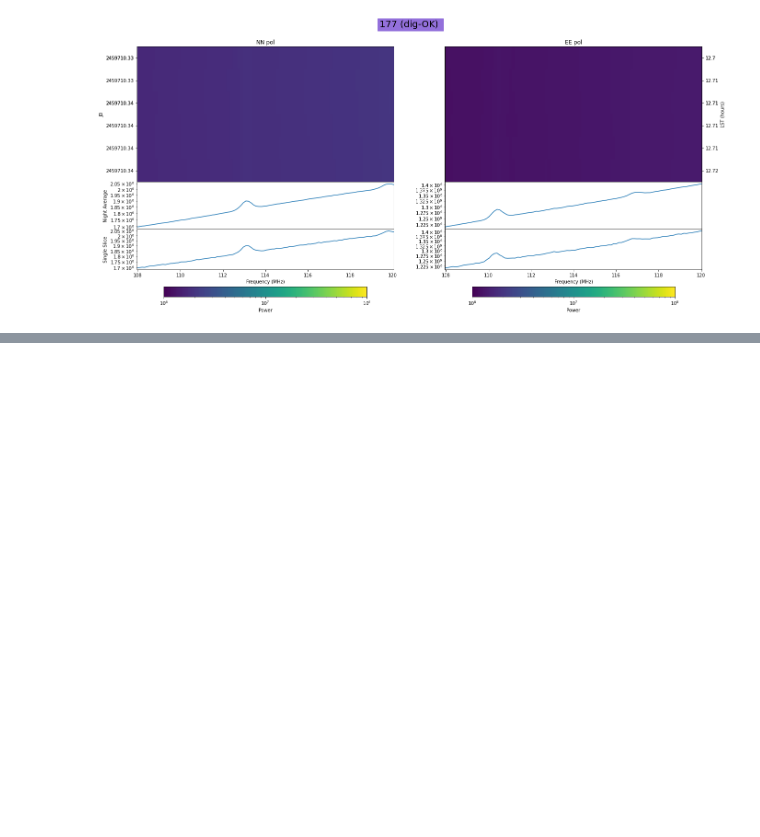
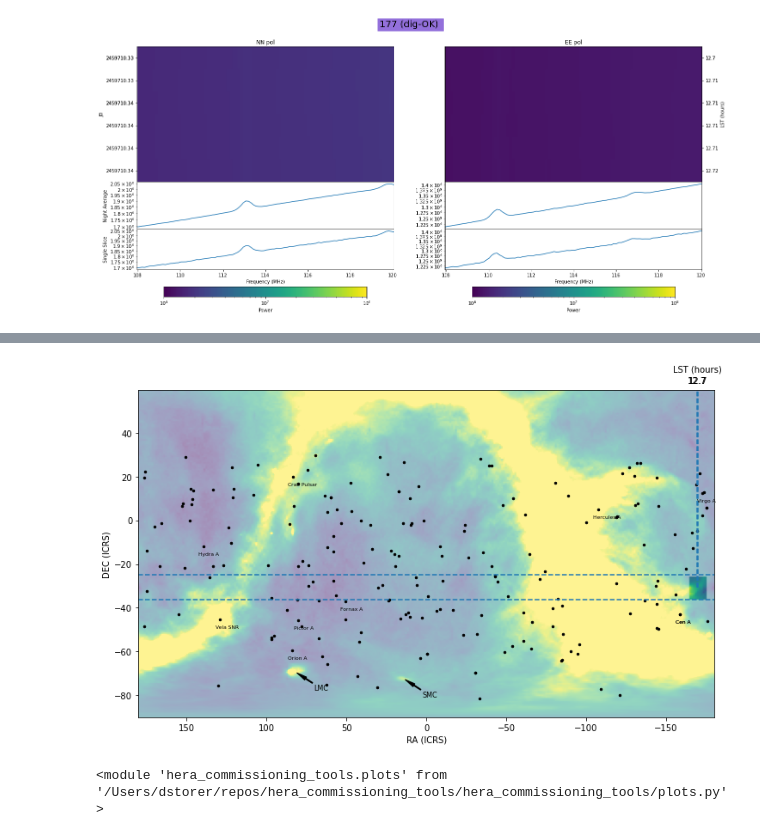
Before and after one commit to HERA-Team/hera_commissioning_tools, a Jupyter notebook: notebooks/plot_library.ipynb, the cells around one changed output, grey strips where cells are left out. Cells and saved outputs as stored; diff of their text form; code cells hidden in the pictures; blank space fills up the shorter version.

```diff
--- a/notebooks/plot_library.ipynb
+++ b/notebooks/plot_library.ipynb
@@ -53,0 +54,13 @@ Passing parameters norm and vmin/vmax simultaneously is deprecated since 3.3 and
+# %%
+catalog_path=f'{root_dir}/hera_commissioning_tools/files/G4Jy_catalog.tsv'
+map_path=f'{root_dir}/hera_commissioning_tools/files/haslam408_dsds_Remazeilles2014.fits'
+sources = utils.gather_source_list(catalog_path)
+plots.plot_sky_map(uv_sum_autos,map_path,dec_pad=55,ra_pad=55,clip=False,sources=sources)
+# %% [output]
+[figure, added]
+# %%
+import importlib
+importlib.reload(utils)
+importlib.reload(plots)
+# %% [output]
+<module 'hera_commissioning_tools.plots' from '/Users/dstorer/repos/hera_commissioning_tools/hera_commissioning_tools/plots.py'>
```
Also changed, not shown: parts of 7 cells of this notebook, 7 other files.
